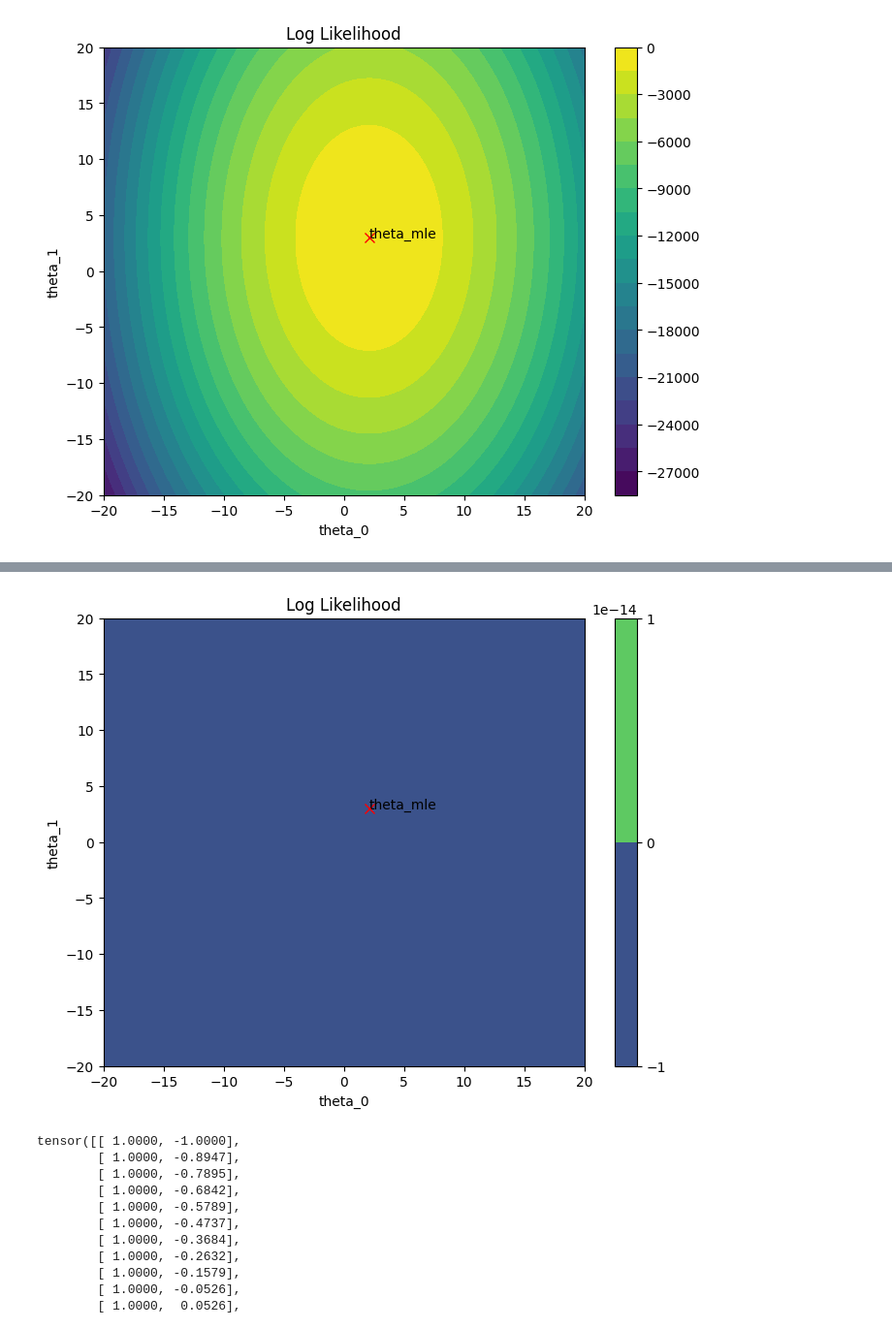
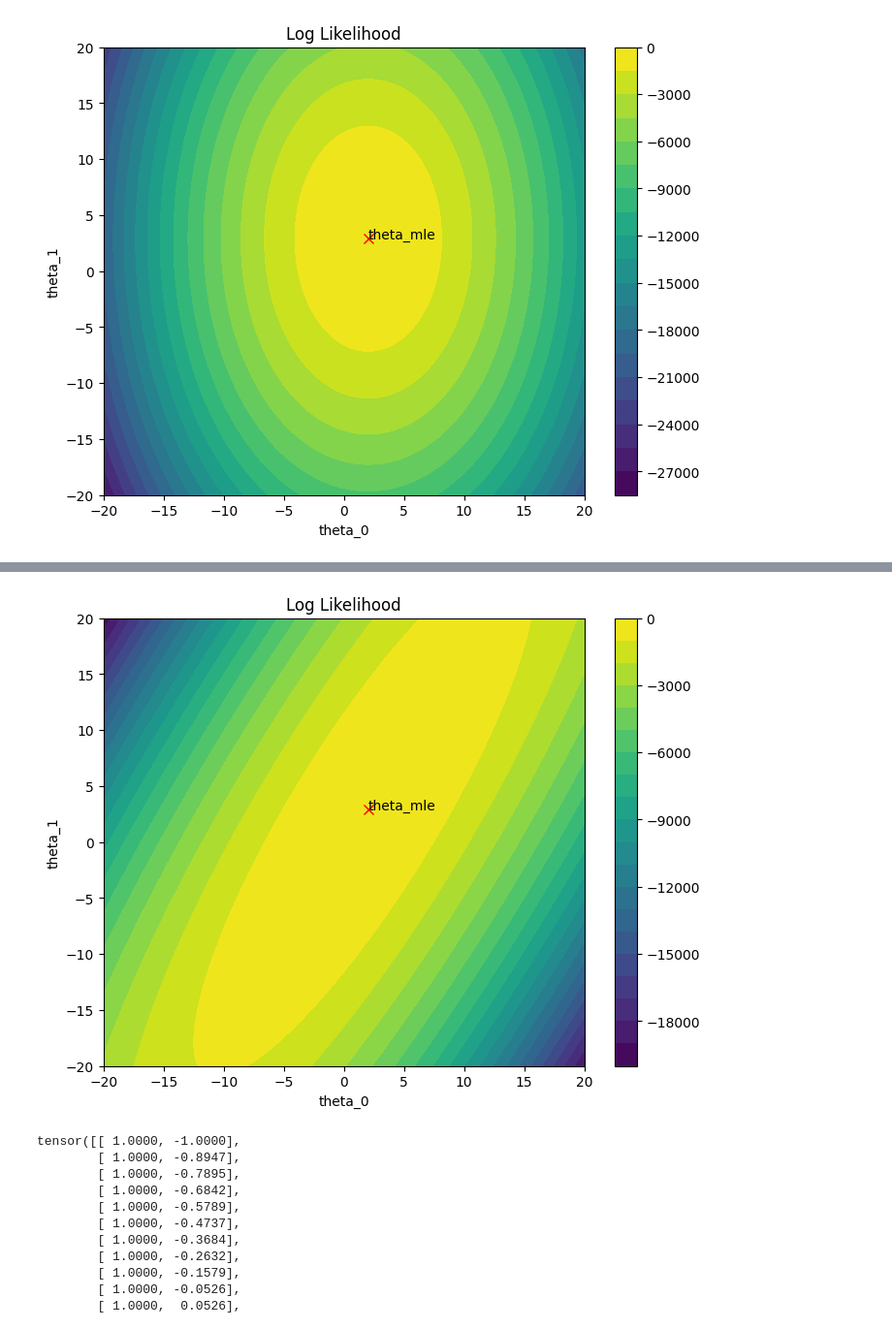
Before and after one commit to Kalash0309/Bayesian_Unlearning, a Jupyter notebook: Kalash/bayesian_linear_regression.ipynb, the cells around one changed output, grey strips where cells are left out. Shown at 97% size. Cells and saved outputs as stored; diff of their text form; code cells hidden in the pictures.

Commit message:
classification using sampling

```diff
--- a/Kalash/bayesian_linear_regression.ipynb
+++ b/Kalash/bayesian_linear_regression.ipynb
@@ -51,13 +0,0 @@ plt.show()
-# %%
-# likelihood
-
-def forward(x, theta):
-    return x*theta
-
-def log_likelihood(theta):
-    mu = forward(x, theta)
-    sigma = torch.tensor(0.5)
-    dist = torch.distributions.Normal(mu, sigma)
-    return dist.log_prob(y).sum()
-
-log_likelihood(2.5)
@@ -78,15 +0,0 @@ plt.show()
-# %%
-# Calculate theta mle
-
-def mle():
-    theta_mle = torch.tensor(0.0, requires_grad=True)
-    optimizer = torch.optim.Adam([theta_mle], lr=0.1)
-    for i in range(1000):
-        optimizer.zero_grad()
-        loss = -log_likelihood(theta_mle)
-        loss.backward()
-        optimizer.step()
-    return theta_mle
-
-theta_mle = mle()
-print('theta_mle:', theta_mle)
@@ -95,11 +0,0 @@ theta_mle: tensor(2.9044, requires_grad=True)
-# %%
-# theta mle using closed form solution
-
-import numpy as np
-
-# Assuming X and y are your input features and target values
-X_design = np.column_stack((np.ones_like(x), x))
-
-# Calculate the coefficients using the closed-form solution
-theta_mle = np.linalg.inv(X_design.T @ X_design) @ X_design.T @ np.array(y)
-theta_mle
@@ -496,7 +284,7 @@ tensor([[1.8553, 2.8334],
 # %%
-plot_likelihood(theta_mle, x[:0], y[:0])
+plot_likelihood(theta_mle, x[:10], y[:10])
 # %% [output]
-[figure, old version]
+[figure, new version]
 # %%
 # get the last sample from x and y
 x[-1], y[-1]
```
Also changed, not shown: parts of 29 cells of this notebook, 13 other files.
